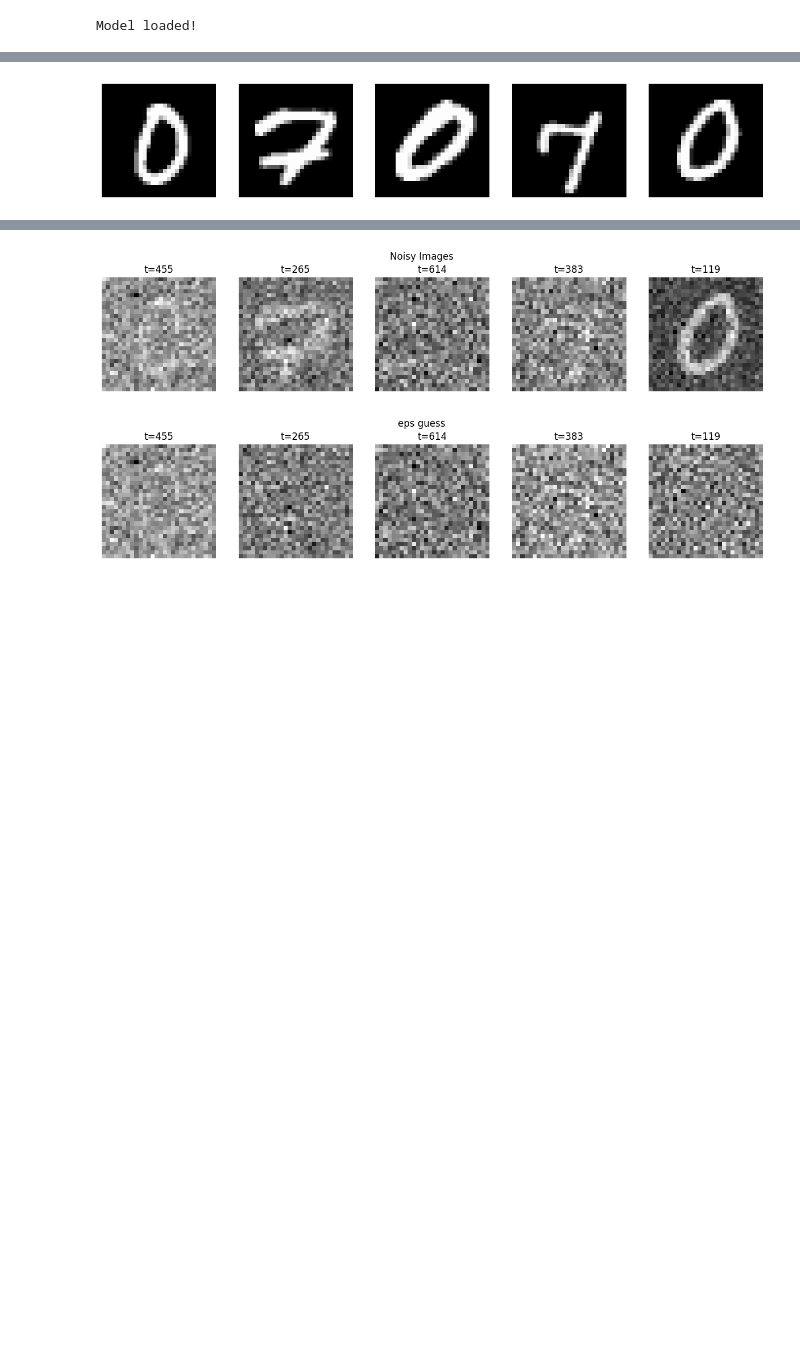
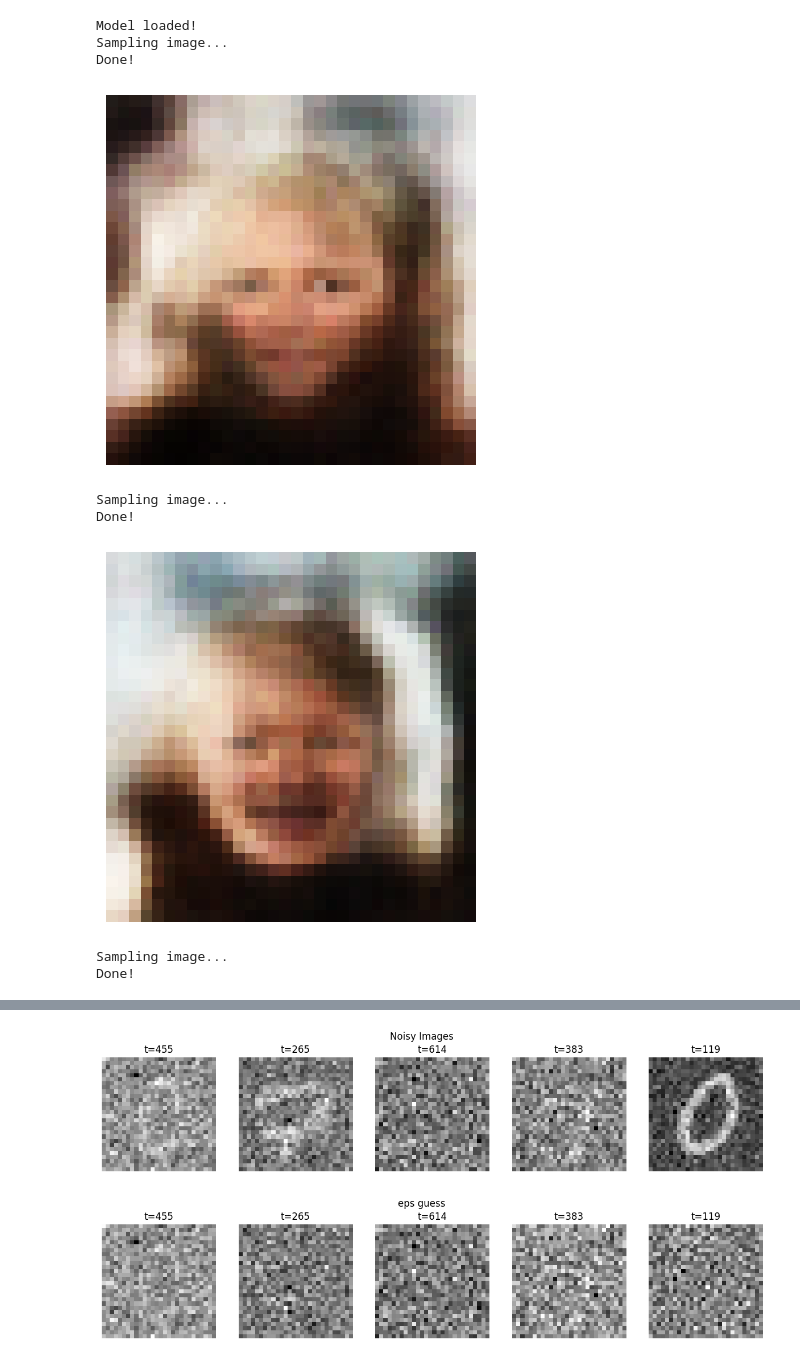
Before and after one commit to Andemand111/Specialkursus_diffusionmodel, a Jupyter notebook: testing.IPYNB, the cells around one changed output, grey strips where cells are left out. Drawn from its saved outputs; the diff is of its cells as text; code cells hidden in the pictures; blank space fills up the shorter version.

```diff
--- a/testing.IPYNB
+++ b/testing.IPYNB
@@ -1,12 +1,24 @@
 # %%
 from model import Model
-from data import MNIST
+from data import MNIST, Faces
 import torch
 import matplotlib.pyplot as plt
 
-model = Model([1,28,28], 1000, 0.0001, 0.02)
-dataset = MNIST()
+dimensions = [3,32,32]
+model = Model([3,32,32], channels=3, filters=[32,64,128,256,512])
+dataset = Faces()
 
 model.load_model("diffusion_model")
+model.sample_and_show_image()
+model.sample_and_show_image()
+model.sample_and_show_image()
 # %% [output]
 Model loaded!
+Sampling image...
+Done!
+[figure, added]
+Sampling image...
+Done!
+[figure, added]
+Sampling image...
+Done!
@@ -13,8 +25,0 @@ Model loaded!
-# %%
-xs = dataset[torch.randint(0, len(dataset), (5,))]
-fig, axs = plt.subplots(1, 5, figsize=(15, 3))
-for i, ax in enumerate(axs):
-    ax.imshow(xs[i].reshape(28, 28), cmap='gray')
-    ax.axis('off')
-# %% [output]
-[figure, removed]
```
Also changed, not shown: parts of 2 cells of this notebook, 5 other files.
